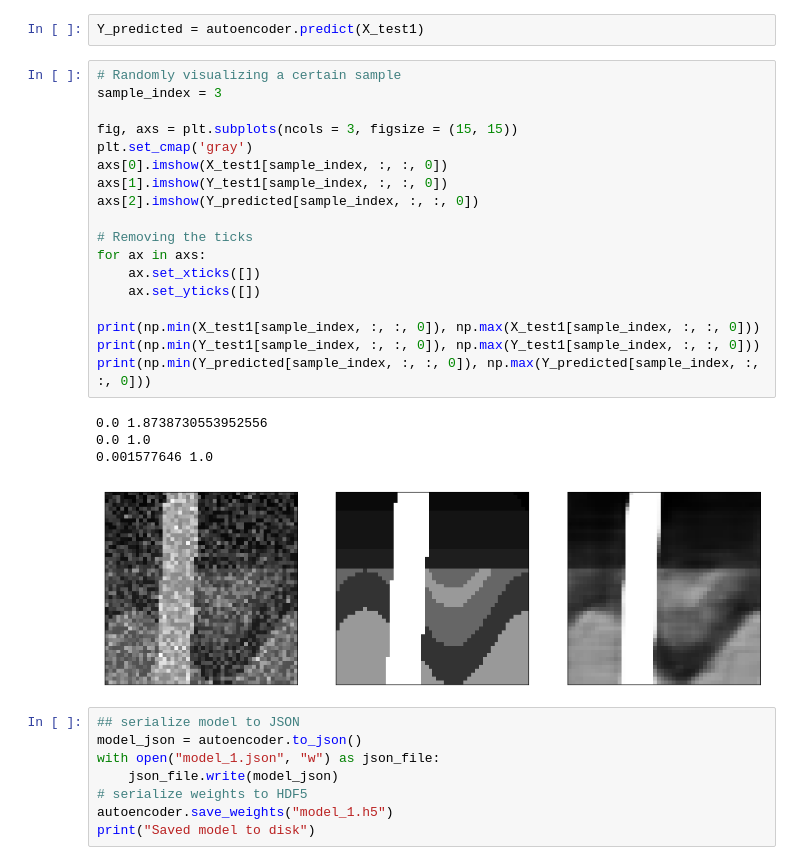
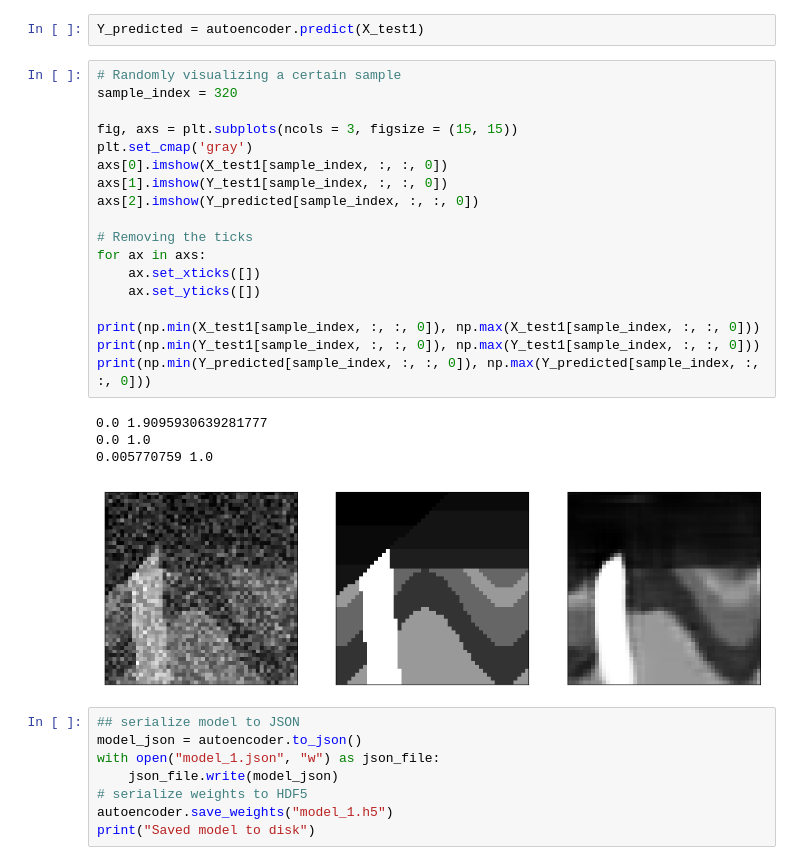
Before and after one commit to dkgupta90/denoise-convautoencoder, a Jupyter notebook: code/simple_autoencoder.ipynb, the cells around one changed output. Cells and saved outputs as stored; diff of their text form.

```diff
--- a/code/simple_autoencoder.ipynb
+++ b/code/simple_autoencoder.ipynb
@@ -163,27 +172,27 @@ print(np.min(output_data))
 Y_predicted = autoencoder.predict(X_test1)
 # %%
 # Randomly visualizing a certain sample
-sample_index = 3
+sample_index = 320
 
 fig, axs = plt.subplots(ncols = 3, figsize = (15, 15))
 plt.set_cmap('gray')
 axs[0].imshow(X_test1[sample_index, :, :, 0])
 axs[1].imshow(Y_test1[sample_index, :, :, 0])
 axs[2].imshow(Y_predicted[sample_index, :, :, 0])
 
 # Removing the ticks
 for ax in axs:
     ax.set_xticks([])
     ax.set_yticks([])
 
 print(np.min(X_test1[sample_index, :, :, 0]), np.max(X_test1[sample_index, :, :, 0]))
 print(np.min(Y_test1[sample_index, :, :, 0]), np.max(Y_test1[sample_index, :, :, 0]))
 print(np.min(Y_predicted[sample_index, :, :, 0]), np.max(Y_predicted[sample_index, :, :, 0]))
 # %% [output]
-0.0 1.8738730553952556
+0.0 1.9095930639281777
 0.0 1.0
-0.001577646 1.0
+0.005770759 1.0
-[figure, old version]
+[figure, new version]
 # %%
 ## serialize model to JSON
 model_json = autoencoder.to_json()
```
Also changed, not shown: parts of 3 cells of this notebook, 5 other files.
